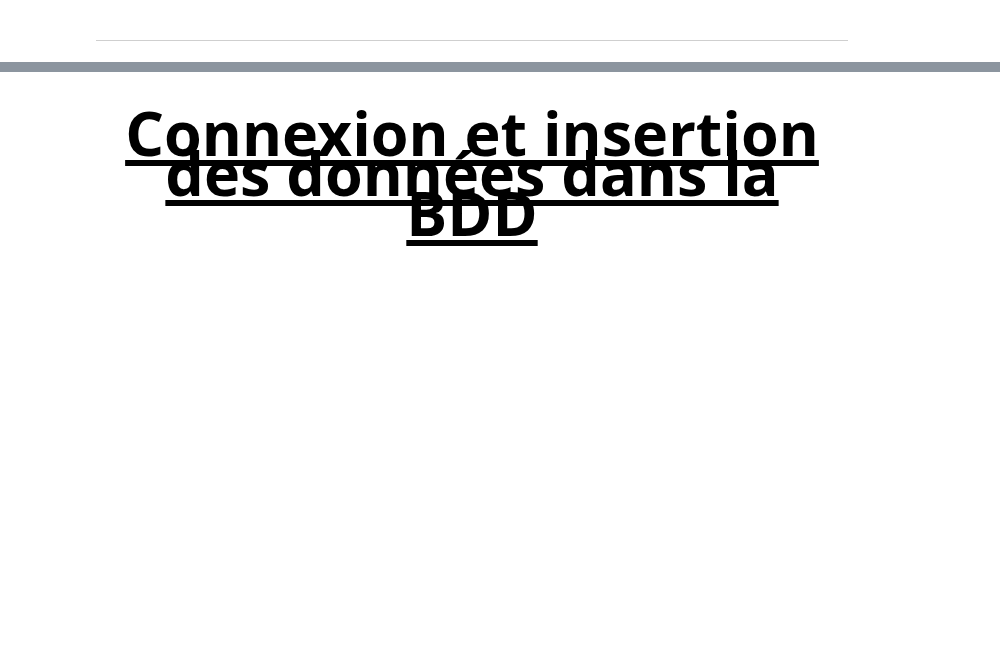
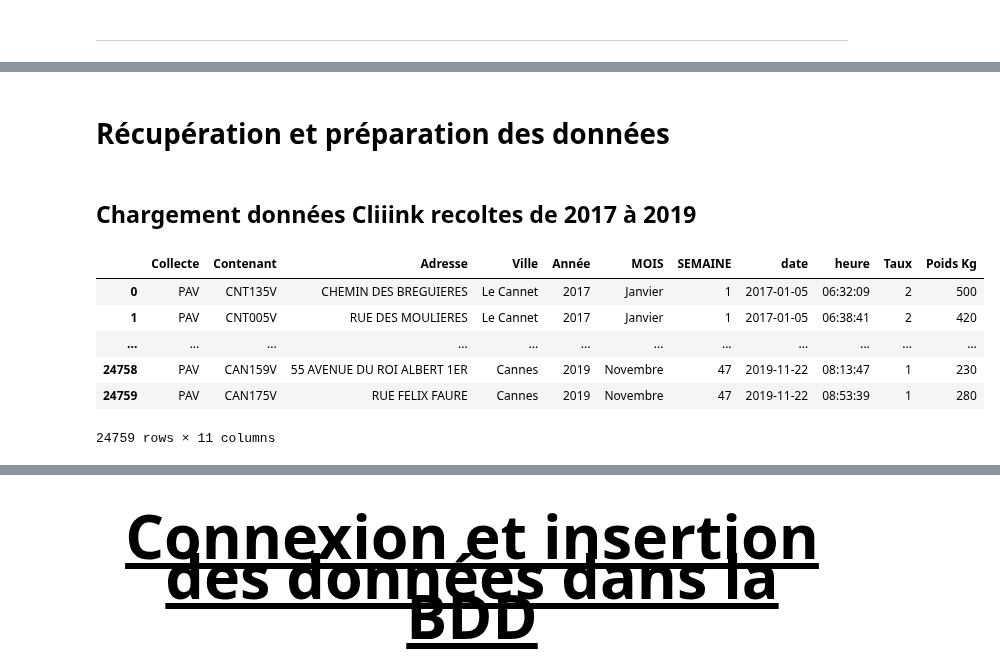
Before and after one commit to niryras/Cliink_Equipe2, a Jupyter notebook: jupyter/df2.ipynb, the cells around one changed output, grey strips where cells are left out. Cells and saved outputs as stored; diff of their text form; code cells hidden in the pictures; blank space fills up the shorter version.

```diff
--- a/jupyter/df2.ipynb
+++ b/jupyter/df2.ipynb
@@ -1083,0 +1080,2 @@ Nous pouvons procéder à l'intégration des données dans la base de données.
+# %% [markdown]
+# Récupération et préparation des données
@@ -1083,0 +1090,15 @@ Nous pouvons procéder à l'intégration des données dans la base de données.
+# %% [markdown]
+## Chargement données Cliiink recoltes de 2017 à 2019
+# %%
+dictVillesMajuscules = { "CANNES": "Cannes", "LE CANNET": "Le Cannet", "MANDELIEU-LA-NAPOULE": "Mandelieu-la-Napoule", "MOUGINS": "Mougins", "THÉOULE-SUR-MER": "Théoule-sur-Mer"}
+for i in data171819.index:
+    data171819.loc[i, "Ville"] = dictVillesMajuscules[data171819.loc[i, "Ville"]]
+data171819
+# %% [output]
+|  | Collecte | Contenant | Adresse | Ville | Année | MOIS | SEMAINE | date | heure | Taux | Poids Kg |
+| 0 | PAV | CNT135V | CHEMIN DES BREGUIERES | Le Cannet | 2017 | Janvier | 1 | 2017-01-05 | 06:32:09 | 2 | 500 |
+| 1 | PAV | CNT005V | RUE DES MOULIERES | Le Cannet | 2017 | Janvier | 1 | 2017-01-05 | 06:38:41 | 2 | 420 |
+| ... | ... | ... | ... | ... | ... | ... | ... | ... | ... | ... | ... |
+| 24758 | PAV | CAN159V | 55 AVENUE DU ROI ALBERT 1ER | Cannes | 2019 | Novembre | 47 | 2019-11-22 | 08:13:47 | 1 | 230 |
+| 24759 | PAV | CAN175V | RUE FELIX FAURE | Cannes | 2019 | Novembre | 47 | 2019-11-22 | 08:53:39 | 1 | 280 |
+24759 rows × 11 columns
```
Also changed, not shown: parts of 15 cells of this notebook, 4 other files.
